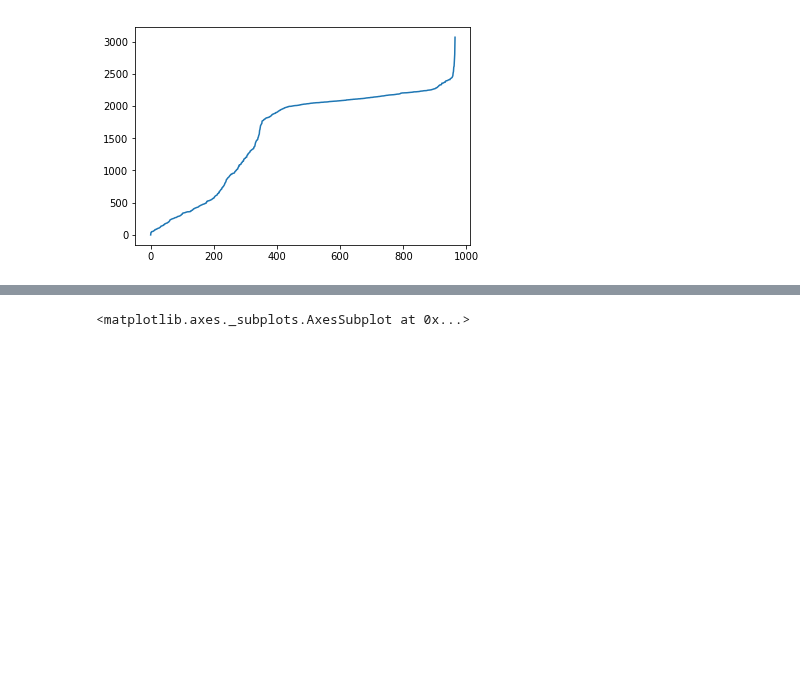
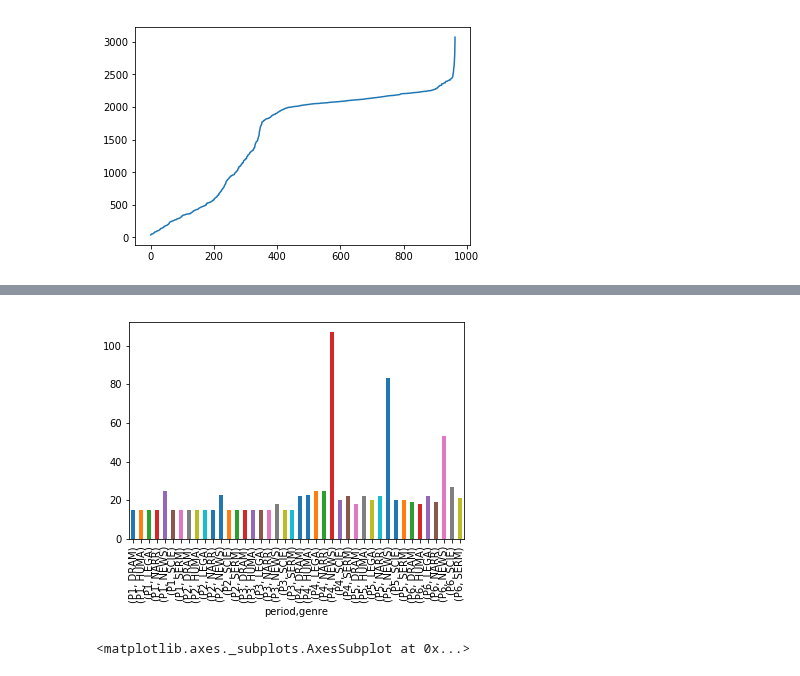
Before and after one commit to LennartKeller/TextklassifikationsProjekt2019, a Jupyter notebook: Describe_Dataset.ipynb, the cells around one changed output, grey strips where cells are left out. Drawn from its saved outputs; the diff is of its cells as text; code cells hidden in the pictures; blank space fills up the shorter version.

```diff
--- a/Describe_Dataset.ipynb
+++ b/Describe_Dataset.ipynb
@@ -38,3 +43,10 @@ plt.plot(list(range(len(df.lemmas))), sorted([len(re.split(r'\W+', lemmas)) for
+# %%
+import matplotlib.pyplot as plt
+#plt.tightlayout()
+ax = df.groupby(['period', 'genre']).title.count().plot(kind='bar')
+ax.get_figure().savefig('plots/period_genre.png', dpi=200, bbox_inches = 'tight')
+# %% [output]
+[figure, added]
 # %%
 df['text_length'] = [len(re.split(r'\W+', lemmas)) for lemmas in df.lemmas]
 # %%
```
Also changed, not shown: parts of 4 cells of this notebook.
